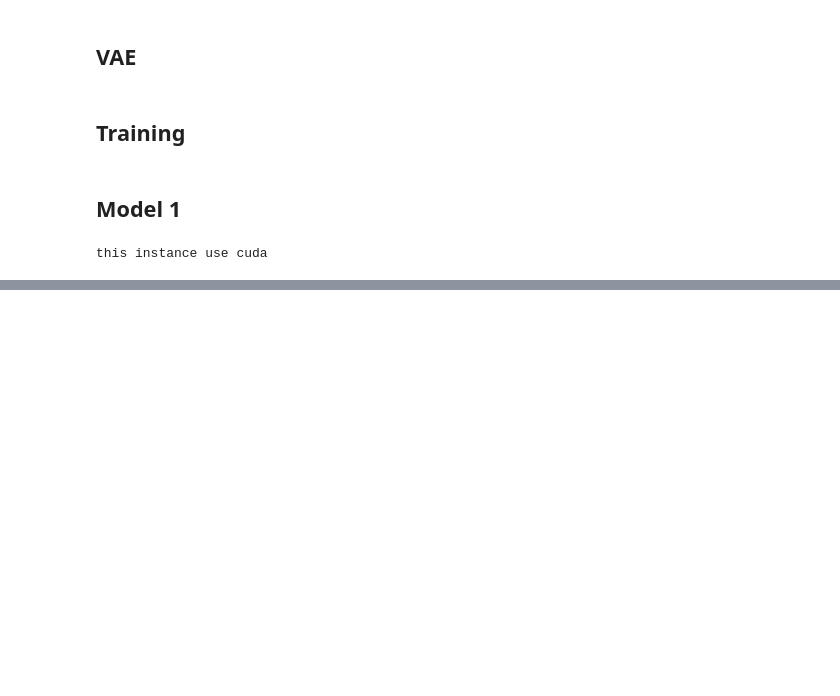
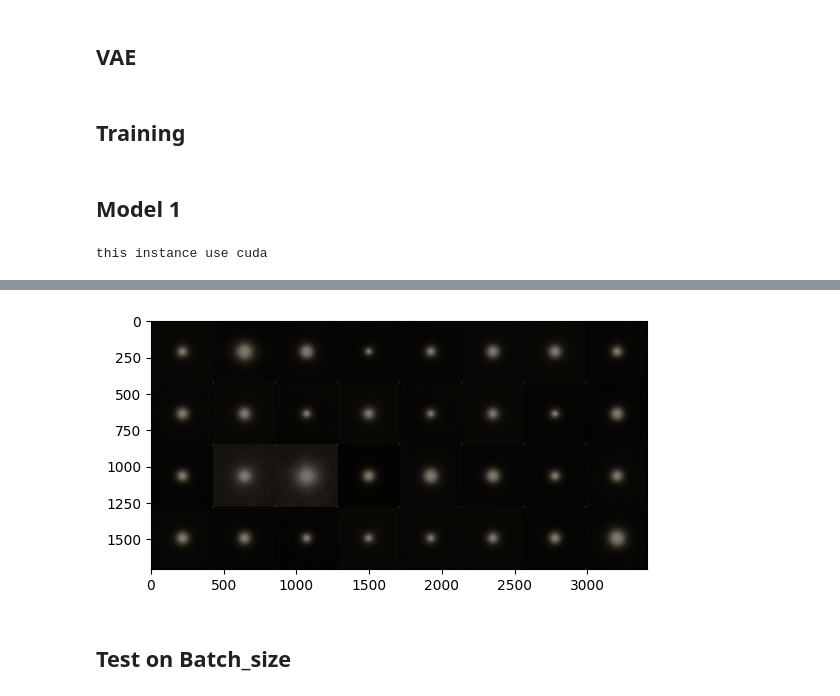
Before and after one commit to sirius59/project-dl, a Jupyter notebook: Conv_VAE.ipynb, the cells around one changed output, grey strips where cells are left out. Saved outputs shown, nothing was run; the diff lists cells and outputs as text; code cells hidden in the pictures; blank space fills up the shorter version.

```diff
--- a/Conv_VAE.ipynb
+++ b/Conv_VAE.ipynb
@@ -203,0 +219,11 @@ plt.show()
+# %%
+testimage=next(iter(testloader))
+
+testmu,testlogvar=model.encode(testimage)
+new_z=model.sample_z(testmu,testlogvar)
+newimage=model.decode(new_z)
+show_images(utils.make_grid(newimage))
+# %% [output]
+[figure, added]
+# %% [markdown]
+## Test on Batch_size
```
Also changed, not shown: parts of 55 cells of this notebook, 3 other files.
